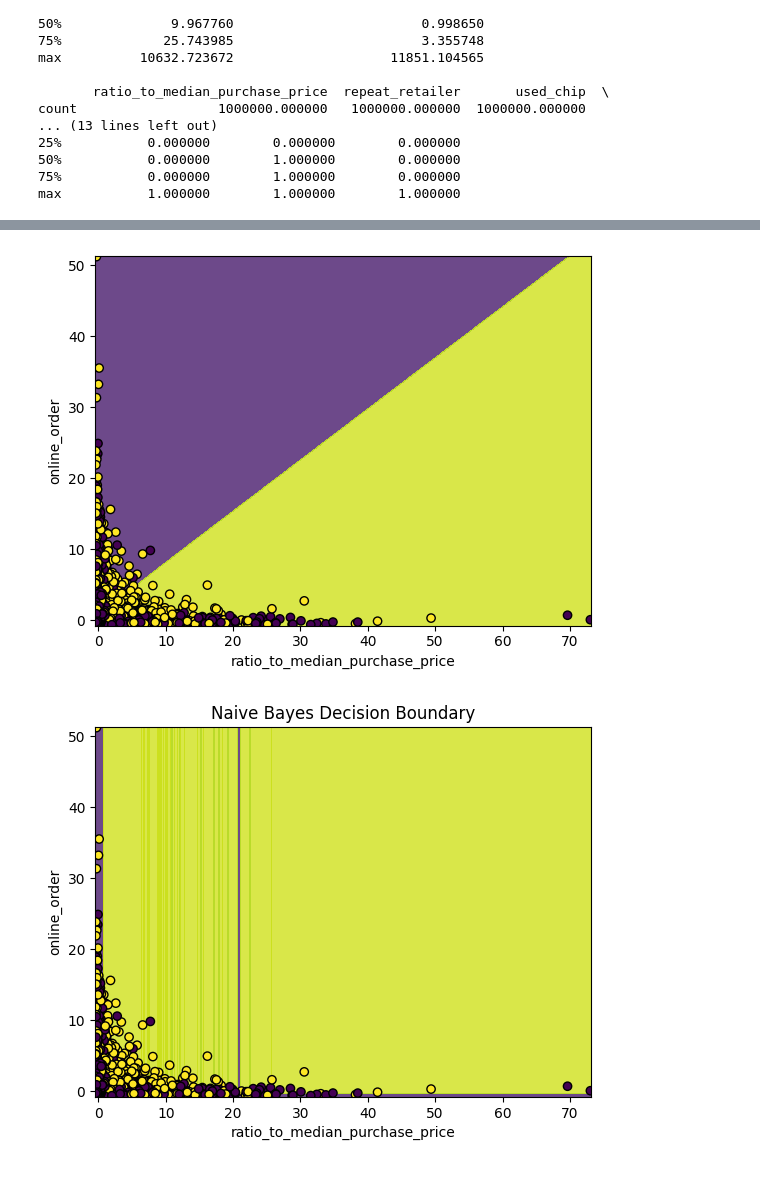
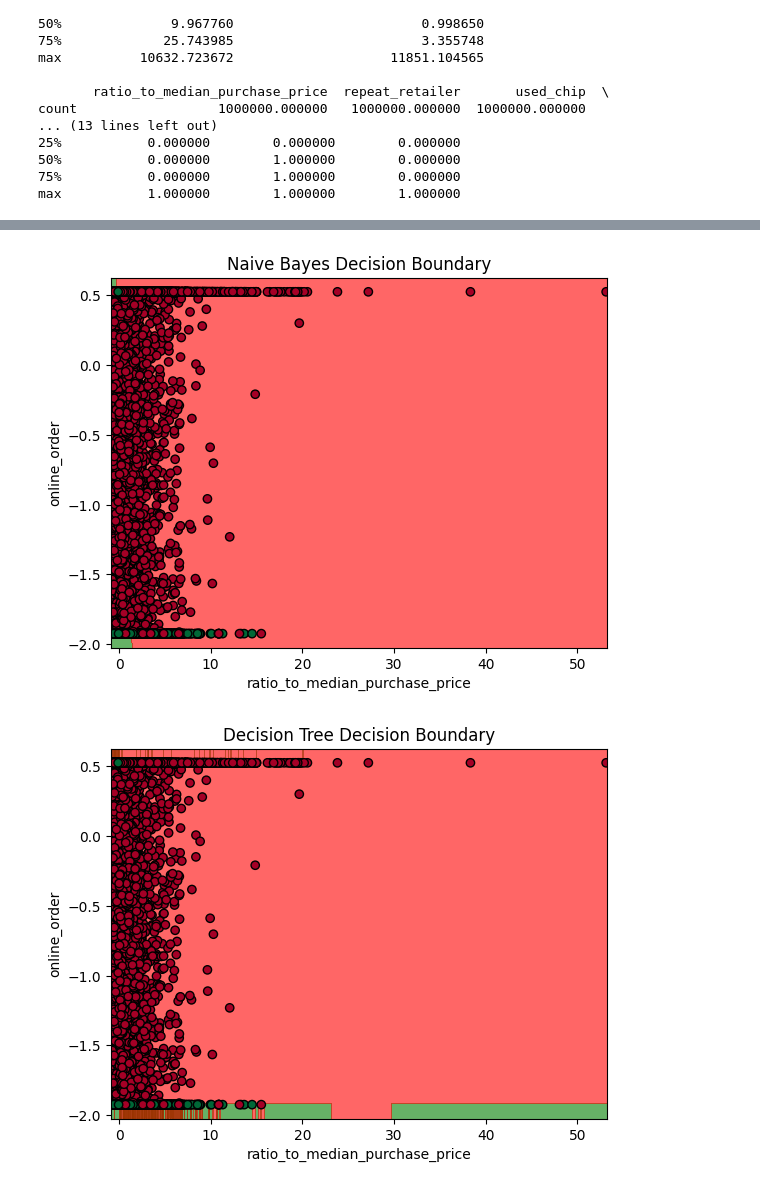
Before and after one commit to emanuelcatao/CreditCardFraud, a Jupyter notebook: CreditCard_Fraud.ipynb, the cells around one changed output, grey strips where cells are left out. Cells and saved outputs as stored; diff of their text form; code cells hidden in the pictures.

```diff
--- a/CreditCard_Fraud.ipynb
+++ b/CreditCard_Fraud.ipynb
@@ -73,0 +115,3 @@ max           1.000000        1.000000        1.000000
+# %%
+X = data.drop('fraud', axis=1).values
+y = data['fraud'].values
@@ -144,12 +198,11 @@ data
 # %%
 from sklearn.model_selection import train_test_split
 
-# Definindo as variáveis independentes e a variável dependente
-X = data.drop('fraud', axis=1)
-y = data['fraud']
+features = ["distance_from_home", "distance_from_last_transaction",
+                   "ratio_to_median_purchase_price", "repeat_retailer", "used_chip",
+                   "used_pin_number", "online_order"]
 
+X_train, X_test, y_train, y_test = train_test_split(dt[features], dt.fraud, test_size=0.2, random_state=42, stratify= dt.fraud)
 
-X_train, X_test, y_train, y_test = train_test_split(X, y, test_size=0.2, random_state=42, stratify=y)
-
-X_train.shape, X_test.shape #Espera-se 800000 e 200000 respectivamente.
+X_train.shape, X_test.shape
 # %% [output]
@@ -248,8 +317,9 @@ A precisão, recall e F1-score são praticamente 1, indicando classificações q
 # %%
 from sklearn.neighbors import KNeighborsClassifier
+from sklearn.model_selection import cross_val_score
+import numpy as np
 
-# Inicializar e treinar o modelo KNN
-knn_model = KNeighborsClassifier()
+knn_model = KNeighborsClassifier(n_neighbors=31)
 knn_model.fit(X_train_scaled, y_train)
 
 # Prever os resultados para o conjunto de teste
@@ -408,32 +434,30 @@ Accuracy: 0.999985
 # %%
 import numpy as np
 import matplotlib.pyplot as plt
 
-# Defina as fronteiras de decisão
-def plot_decision_boundary(model, X, y):
+def plot_decision_boundary(model, X, y, title):
     x_min, x_max = X[:, 0].min() - 0.1, X[:, 0].max() + 0.1
     y_min, y_max = X[:, 1].min() - 0.1, X[:, 1].max() + 0.1
     xx, yy = np.meshgrid(np.arange(x_min, x_max, 0.01), np.arange(y_min, y_max, 0.01))
 
-    Z = model.predict(np.c_[xx.ravel(), yy.ravel()])
+    try:
+        Z = model.predict_proba(np.c_[xx.ravel(), yy.ravel()])[:, 1]
+    except AttributeError:
+        Z = model.predict(np.c_[xx.ravel(), yy.ravel()])
+
     Z = Z.reshape(xx.shape)
 
-    plt.contourf(xx, yy, Z, alpha=0.8)
-    plt.scatter(X[:, 0], X[:, 1], c=y, edgecolors='k', marker='o')
+    colors = ['green', 'red']
+    plt.contourf(xx, yy, Z, levels=[0, 0.5, 1], colors=colors, alpha=0.6)
+    plt.scatter(X[:, 0], X[:, 1], c=y, edgecolors='k', cmap=plt.cm.RdYlGn_r, marker='o')
     plt.xlabel('ratio_to_median_purchase_price')
     plt.ylabel('online_order')
+    plt.title(title)
     plt.show()
 
-X_selected = X_test_scaled[:, [0, 2]]
-
-plot_decision_boundary(naive_bayes_model, X_selected, y_test)
-plt.title('Naive Bayes Decision Boundary')
-
-plot_decision_boundary(best_tree_clf, X_selected, y_test)
-plt.title('Decision Tree Decision Boundary')
-
-plot_decision_boundary(knn_model, X_selected, y_test)
-plt.title('KNN Decision Boundary')
+plot_decision_boundary(naive_bayes_model, X_test_selected, y_test, 'Naive Bayes Decision Boundary')
+plot_decision_boundary(dt_model, X_test_selected, y_test, 'Decision Tree Decision Boundary')
+plot_decision_boundary(knn_model, X_test_selected, y_test, 'KNN Decision Boundary')
 # %% [output]
-[figure, old version]
+[figure, new version]
-[figure, old version]
+[figure, new version]
```
Also changed, not shown: parts of 41 cells of this notebook.
